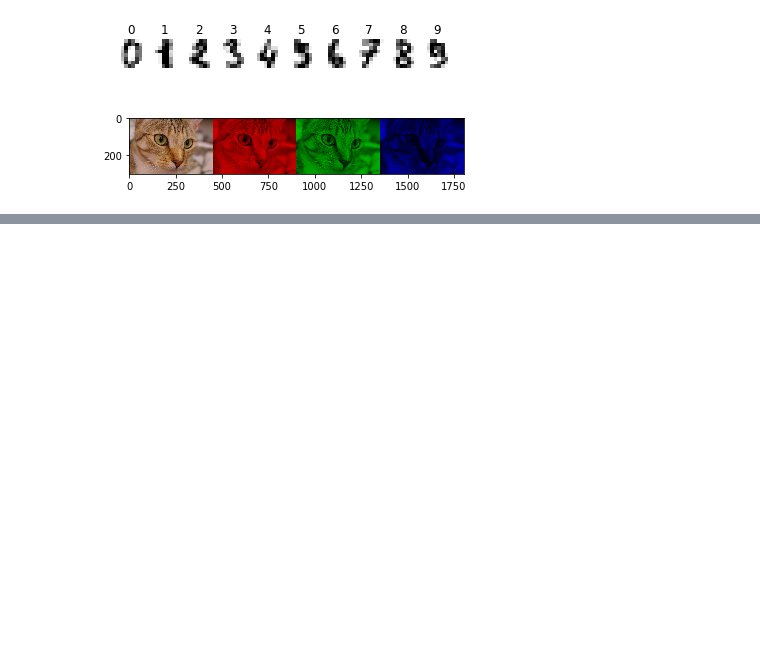
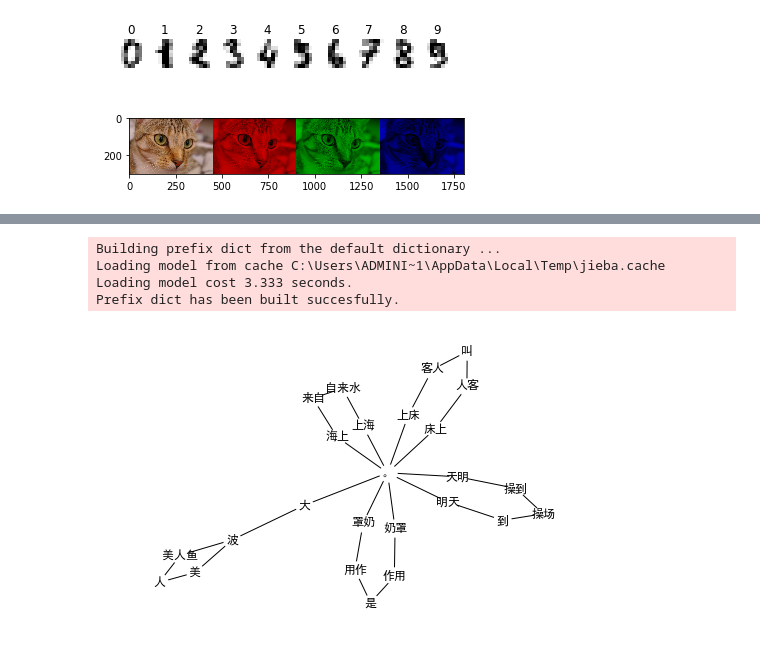
Before and after one commit to AryeYellow/PyProjects, a Jupyter notebook: DataScience/Visualization.ipynb, the cells around one changed output, grey strips where cells are left out. Saved outputs shown, nothing was run; the diff lists cells and outputs as text; code cells hidden in the pictures; blank space fills up the shorter version.

```diff
--- a/DataScience/Visualization.ipynb
+++ b/DataScience/Visualization.ipynb
@@ -213,0 +268,25 @@ mp.show()
+# %%
+import jieba
+# 分词
+jieba.suggest_freq(('人', '美', '波'), True)
+text = '大波美人鱼人美波大。奶罩作用是用作罩奶。明天到操场操到天明。床上人客叫客人上床。上海自来水来自海上。'
+words = jieba.lcut(text)
+# 创建空的网络图
+G = nx.Graph()
+# 添加节点
+for word in words:
+    G.add_node(word)
+# 添加边
+for i in range(len(words) - 1):
+    G.add_edge(words[i], words[i+1])
+# 用黑体显示中文
+mp.rcParams['font.sans-serif']=['SimHei']
+# %% [output]
+Building prefix dict from the default dictionary ...
+Loading model from cache C:\Users\ADMINI~1\AppData\Local\Temp\jieba.cache
+Loading model cost 3.333 seconds.
+Prefix dict has been built succesfully.
+# %%
+nx.draw(G, alpha=1, with_labels=True, node_color='white', font_size=12)
+# %% [output]
+[figure, added]
```
Also changed, not shown: parts of 10 cells of this notebook.
